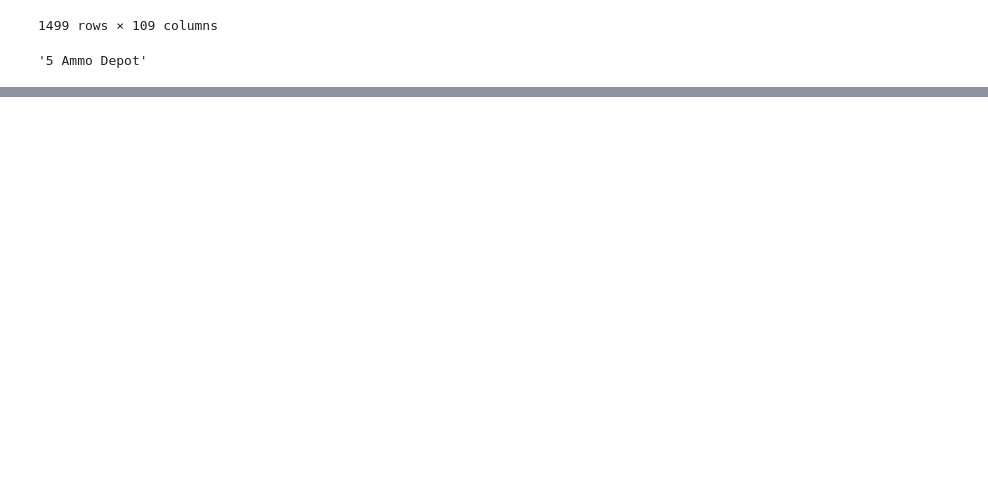
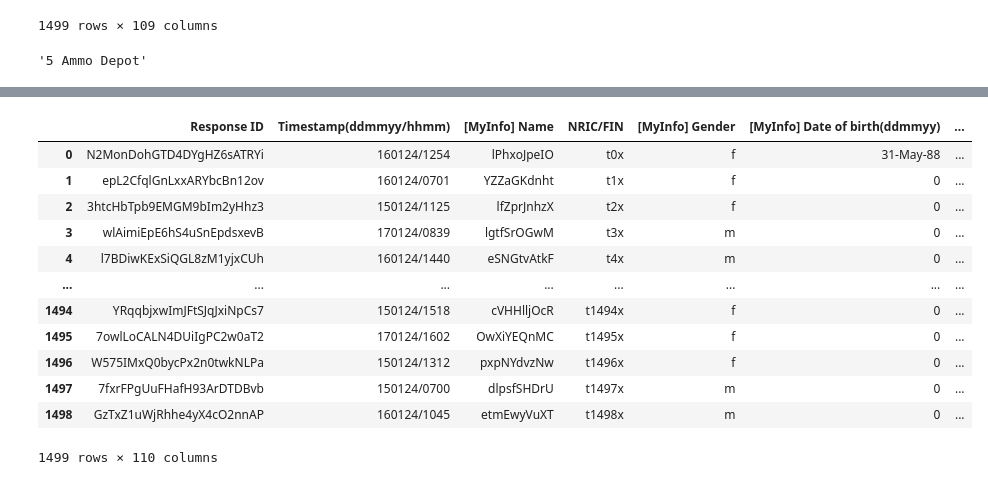
Before and after one commit to AryaVatsa/EdwinDataAnalysis, a Jupyter notebook: DataPopulation.ipynb, the cells around one changed output, grey strips where cells are left out. Drawn from its saved outputs; the diff is of its cells as text; code cells hidden in the pictures; blank space fills up the shorter version.

```diff
--- a/DataPopulation.ipynb
+++ b/DataPopulation.ipynb
@@ -171,9 +169,9 @@ data
 listOfDates = []
 SymptomsList = []
 otherSymptoms = []
-for n in range(8):
+for n in range(3):
     SymptomsList.append("yes")
-for n in range(2):
+for n in range(7):
     SymptomsList.append("no")
 
 for n in range(1):
@@ -191,49 +189,64 @@ for i, row in enumerate(data["Did you experience any symptoms?"]):
         data.at[i, 'What is the earliest onset date of your symptoms'] = random.choice(listOfDates)
         data.at[i, "What is the earliest onset time of your symptoms"] = random.randrange(100, 2300, 100)
         data.at[i,"What was the highest recorded temperature"] = (random.randrange(375, 400))/10
-        VomitYesNo = random.choice("yes", "no")
+        VomitYesNo = random.choice(["yes", "no"])
         data.at[i,"Did you experience vomiting?"] = VomitYesNo
         if VomitYesNo == "yes":
             data.at[i,"How many times did you vomit?"] = random.randrange(1, 9, 1)
 
-        diarrhoeaYesNo = random.choice("yes", "no")
+        diarrhoeaYesNo = random.choice(["yes", "no"])
         data.at[i, "Did you experience diarrhoea?"] = diarrhoeaYesNo
         if diarrhoeaYesNo == "yes":
             data.at[i,"Please indicate the most number of episodes that you have experience diarrhoea in 24 hours"] = random.randrange(1, 9, 1)
             data.at[i,"descripe the colour of your loose stools"] = random.choice(["black", "Blue", "Brown", "Clear watery", "Green", "Grey", "Red", "White / Pale"])
 
-        data.at[i,"Did you experience nausea?"] = random.choice("yes", "no")
-        data.at[i,"Did you experience abdominal pain?"] = random.choice("yes", "no")
-        data.at[i,"Did you experience headache?"] = random.choice("yes", "no")
+        data.at[i,"Did you experience nausea?"] = random.choice(["yes", "no"])
+        data.at[i,"Did you experience abdominal pain?"] = random.choice(["yes", "no"])
+        data.at[i,"Did you experience headache?"] = random.choice(["yes", "no"])
         data.at[i,"Other symptoms"] = random.choice(otherSymptoms)
-        data.at[i, "Were you unwell with GE symptoms (diarrhoea/vomiting) in the past 2 weeks?"] = random.choice("yes", "no")
+        data.at[i, "Were you unwell with GE symptoms (diarrhoea/vomiting) in the past 2 weeks?"] = random.choice(["yes", "no"])
         data.at[i,"What is the earliest date you had diarrhoea / vomitting in the past 2 weeks"] = random.randrange(1,8)
         householdYesNo = random.choice(['yes', 'no'])
         data.at[i,"Has any of your household members experience GE illness within the week?"] = random.choice(['yes', 'no'])
         if householdYesNo == "yes":
             data.at[i,"What is the date of the symptom onset for your household members?"] = random.choice(listOfDates)
             data.at[i,"Please indicate the number of household members that experienced diarrhoea/vomiting after your symptom onset"] = random.randrange(1,6)
 
         householdYesNo = random.choice(["yes", "no"])
         data.at[i,"Do you have household members who were unwell with diarrhoea/vomiting symptoms in the past 2 weeks before your symptoms onset?"] = householdYesNo
         friendDiarOrVomit = random.choice(["yes", "no"])
         data.at[i,"Do you have any friends/colleagues who were unwell with diarrhoea/vomiting symptoms in the past 2 weeks before your symptoms onset?"] = friendDiarOrVomit
         if friendDiarOrVomit == "yes":
             data.at[i,"When did household members / friends / colleagues experience diarrhoea/ vomiting in the past 2 weeks?"] = random.choice(listOfDates)
 for i, row in enumerate(data['[MyInfo] Name']):
     data.at[i, '[MyInfo] Name'] = ''.join([random.choice(string.ascii_letters) for u in range(10)])
     data.at[i, 'NRIC/FIN'] = "t" + str(i) + "x"
     data.at[i, 'sgID Validated NRIC'] = "t" + str(i) + "x"
     data.at[i, '[MyInfo] Gender'] = random.choice(["m", "f"])
-    data.at[i, '[MyInfo] Date of birth'] = str(random.randrange(1, 30)) + str(random.randrange(1, 13)) + str(random.randrange(1999, 2005))
-    data.at[i, "[MyInfo] Race"] = random.choice("chinese", "malay", "indian", "others")
+    data.at[i, '[MyInfo] Date of birth'] = str(random.randrange(1, 30)) + "/" + str(random.choice(['January', 'February', 'March', 'April', 'May', 'June', 'July', 'August', 'September', 'October', 'November', 'December'])) + "/" + str(random.randrange(1999, 2005))
+    data.at[i, "[MyInfo] Race"] = random.choice(["chinese", "malay", "indian", "others"])
     data.at[i, "Mobile number"] = random.randrange(80000000, 99999999)
     data.at[i, "Which camp are you from?"] = random.choice(CampOptions)
     data.at[i, "Which company (COY) are you from?"] = random.randrange(1,4)
     data.at[i, "Which Platoon are you from?"] = random.randrange(1,5)
     data.at[i, "Which section are you from?"] = random.randrange(1,5)
     data.at[i, "What is your bed no?"] = random.randrange(1,17)
-    data.at[i, 'Date of Outbreak declared'] = random.choice("150124", "160124", "170124")
+    data.at[i, 'Date of Outbreak declared'] = random.choice(["150124", "160124", "170124"])
+
 
 data
+# %% [output]
+|  | Response ID | Timestamp(ddmmyy/hhmm) | [MyInfo] Name | NRIC/FIN | [MyInfo] Gender | [MyInfo] Date of birth(ddmmyy) | ... |
+| 0 | N2MonDohGTD4DYgHZ6sATRYi | 160124/1254 | lPhxoJpeIO | t0x | f | 31-May-88 | ... |
+| 1 | epL2CfqlGnLxxARYbcBn12ov | 160124/0701 | YZZaGKdnht | t1x | f | 0 | ... |
+| 2 | 3htcHbTpb9EMGM9bIm2yHhz3 | 150124/1125 | lfZprJnhzX | t2x | f | 0 | ... |
+| 3 | wlAimiEpE6hS4uSnEpdsxevB | 170124/0839 | lgtfSrOGwM | t3x | m | 0 | ... |
+| 4 | l7BDiwKExSiQGL8zM1yjxCUh | 160124/1440 | eSNGtvAtkF | t4x | m | 0 | ... |
+| ... | ... | ... | ... | ... | ... | ... | ... |
+| 1494 | YRqqbjxwImJFtSJqJxiNpCs7 | 150124/1518 | cVHHlljOcR | t1494x | f | 0 | ... |
+| 1495 | 7owlLoCALN4DUiIgPC2w0aT2 | 170124/1602 | OwXiYEQnMC | t1495x | f | 0 | ... |
+| 1496 | W575IMxQ0bycPx2n0twkNLPa | 150124/1312 | pxpNYdvzNw | t1496x | f | 0 | ... |
+| 1497 | 7fxrFPgUuFHafH93ArDTDBvb | 150124/0700 | dlpsfSHDrU | t1497x | m | 0 | ... |
+| 1498 | GzTxZ1uWjRhhe4yX4cO2nnAP | 160124/1045 | etmEwyVuXT | t1498x | m | 0 | ... |
+1499 rows × 110 columns
 # %%
```
Also changed, not shown: parts of 4 cells of this notebook, 3 other files.
